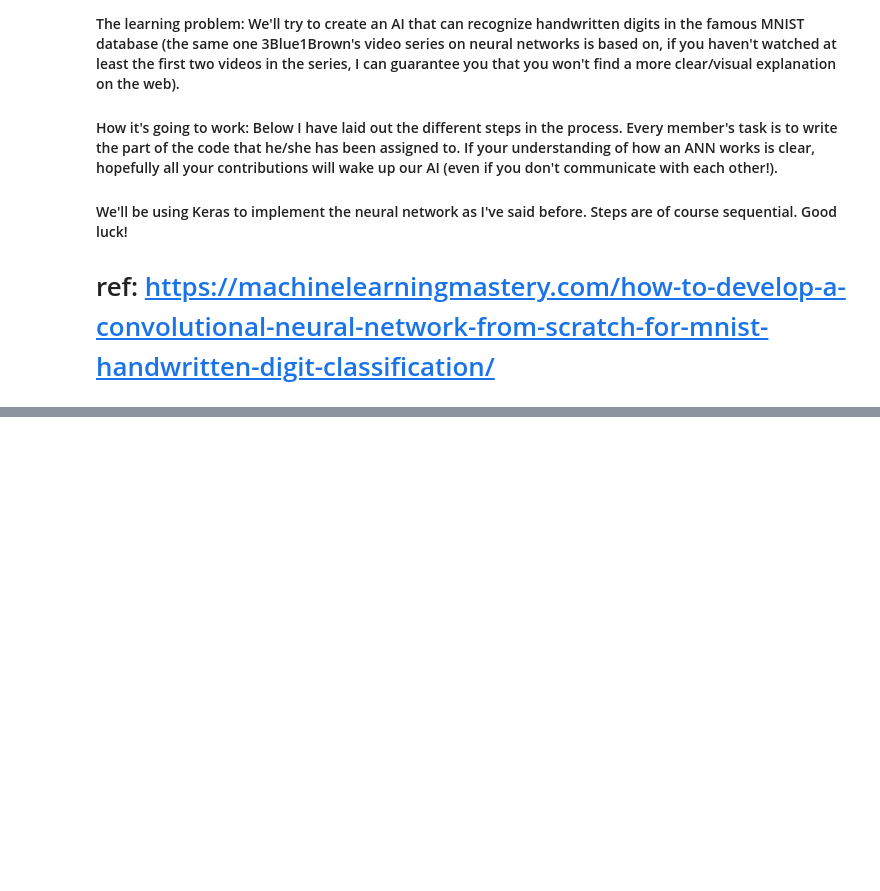
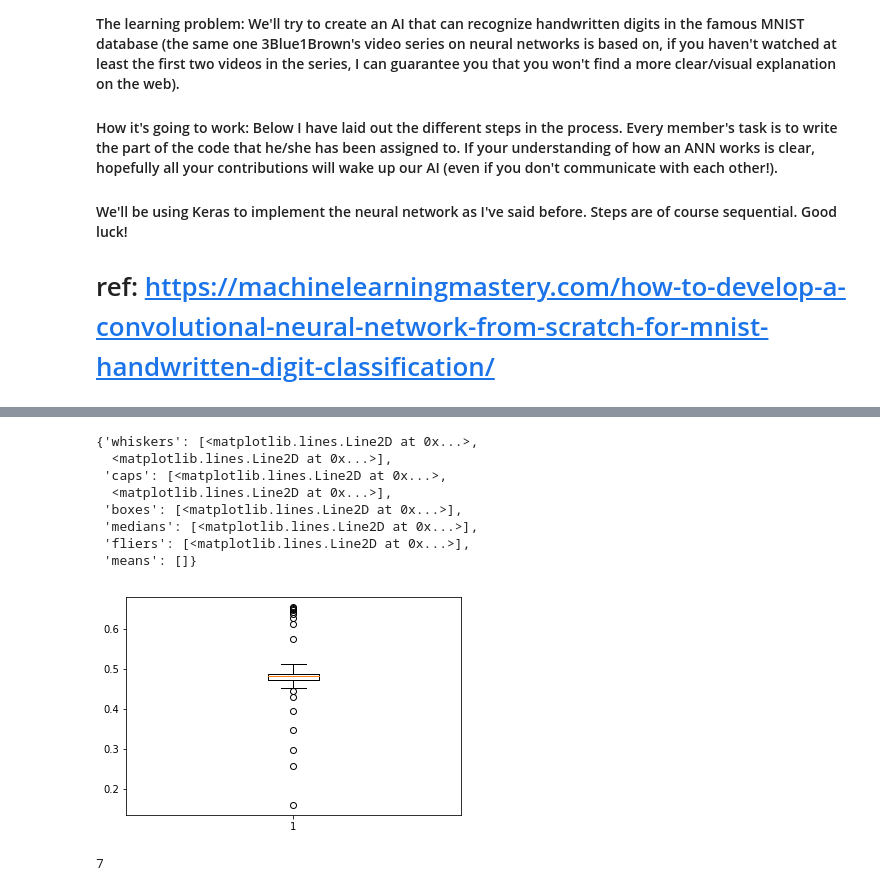
Before and after one commit to pinakm9/Ni3R, a Jupyter notebook: Your first AI/Your first AI.ipynb, the cells around one changed output, grey strips where cells are left out. Saved outputs shown, nothing was run; the diff lists cells and outputs as text; code cells hidden in the pictures; blank space fills up the shorter version.

```diff
--- a/Your first AI/Your first AI.ipynb
+++ b/Your first AI/Your first AI.ipynb
@@ -150,0 +167,44 @@ Last but not the least:
+# %%
+plt.boxplot(acc)
+# %% [output]
+{'whiskers': [<matplotlib.lines.Line2D at 0x...>,
+  <matplotlib.lines.Line2D at 0x...>],
+ 'caps': [<matplotlib.lines.Line2D at 0x...>,
+  <matplotlib.lines.Line2D at 0x...>],
+ 'boxes': [<matplotlib.lines.Line2D at 0x...>],
+ 'medians': [<matplotlib.lines.Line2D at 0x...>],
+ 'fliers': [<matplotlib.lines.Line2D at 0x...>],
+ 'means': []}
+[figure, added]
+# %%
+# make a prediction for a an image.
+from keras.preprocessing.image import load_img
+from keras.preprocessing.image import img_to_array
+from keras.models import load_model
+
+# load and prepare the image
+def load_image(filename):
+    # load the image
+    img = load_img(filename, grayscale=True, target_size=(28, 28))
+    # convert to array
+    img = img_to_array(img)
+    # reshape into a single sample with 1 channel
+    img = img.reshape( 1,28, 28)
+    # prepare pixel data
+    img = img.astype('float32')
+    img = img / 255.0
+    return img
+
+# load an image and predict the class
+def run_example():
+    # load the image
+    img = load_image('sample_image.png')
+    # load model
+    model = load_model('knowledge.h5')
+    # predict the class
+    digit = model.predict_classes(img)
+    print(digit[0])
+# entry point, run the example
+run_example()
+# %% [output]
+7
```
Also changed, not shown: parts of 7 cells of this notebook, 2 other files.
